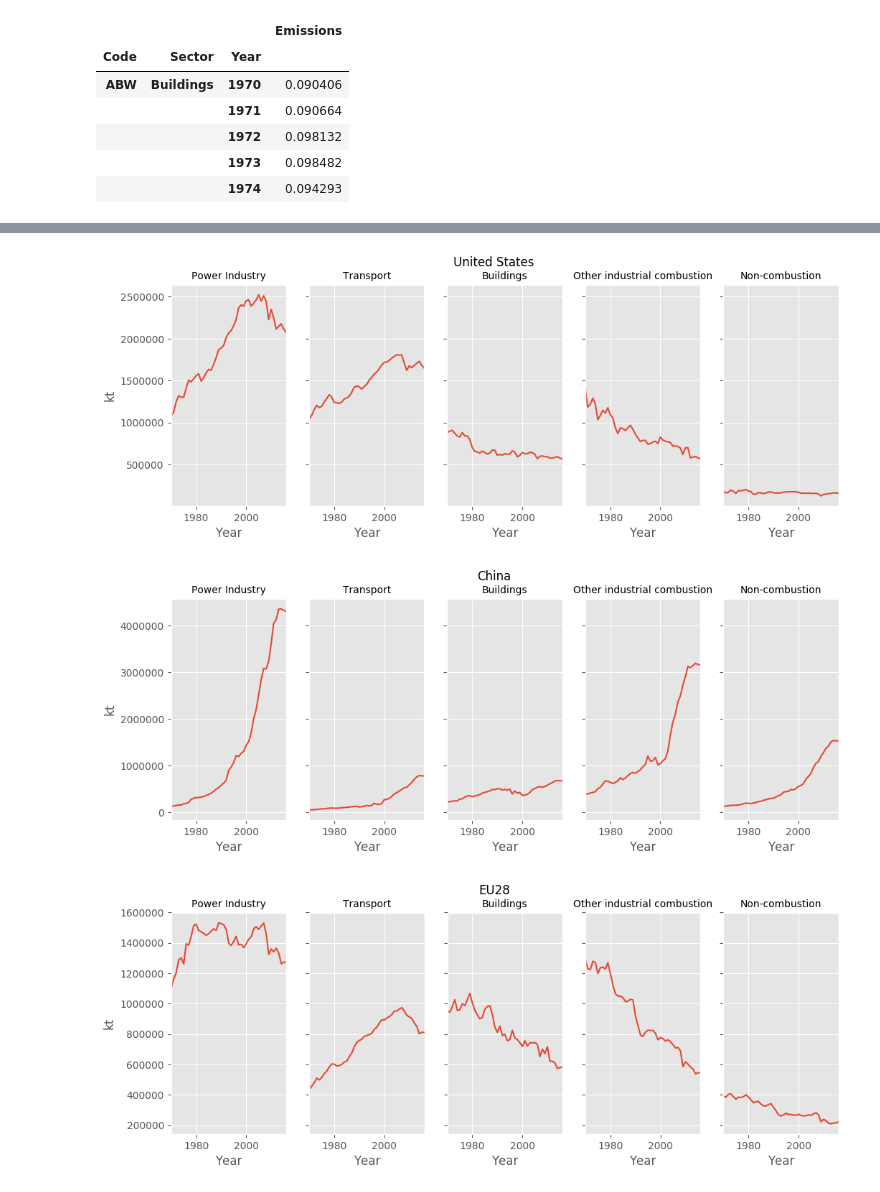
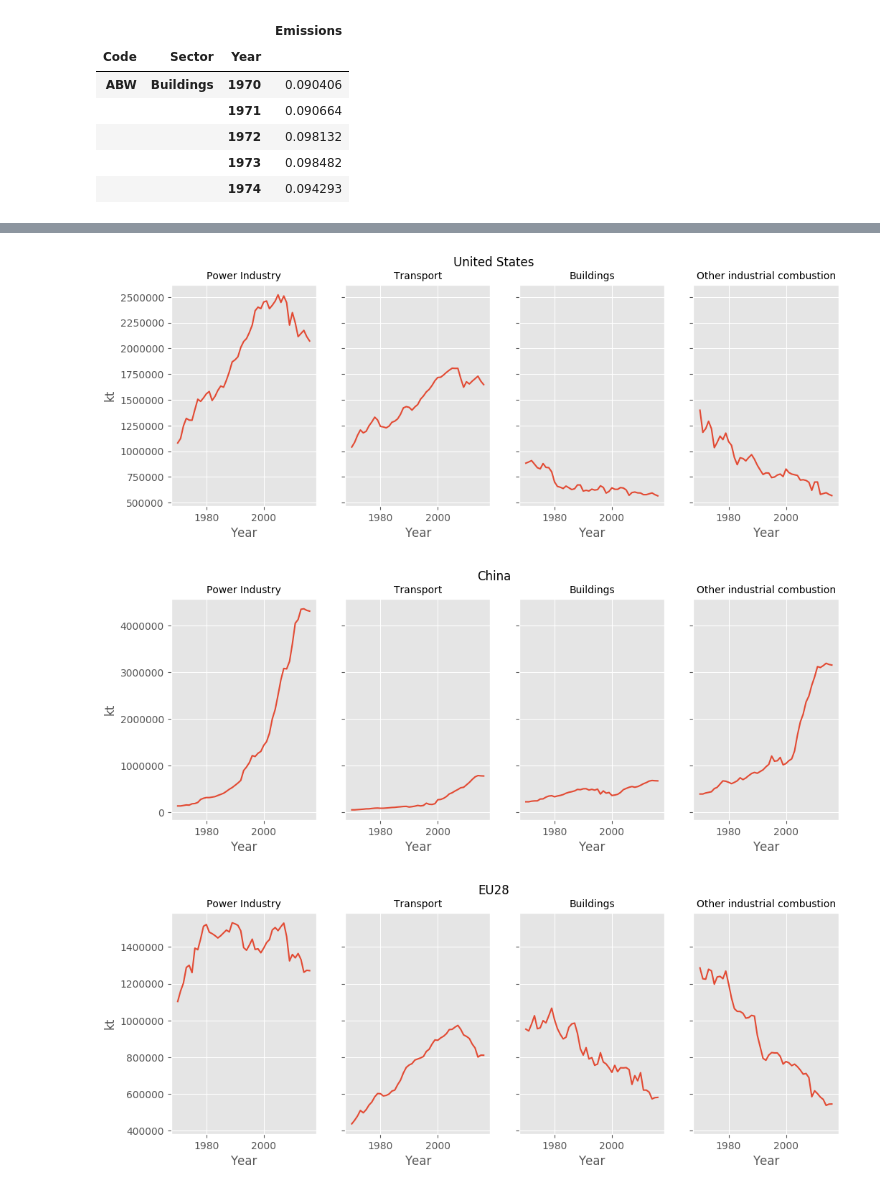
Before and after one commit to openclimatedata/notebooks, a Jupyter notebook: EDGAR CO2 Emissions.ipynb, the cells around one changed output, grey strips where cells are left out. Drawn from its saved outputs; the diff is of its cells as text; code cells hidden in the pictures.

```diff
--- a/EDGAR CO2 Emissions.ipynb
+++ b/EDGAR CO2 Emissions.ipynb
@@ -15,3 +10,5 @@ unit
+# %%
+unit = "kt"
 # %%
 df.head()
 # %% [output]
@@ -37,7 +34,7 @@ df.head()
 for code in ["WORLD", "USA", "CHN", "EU28"]:
     grouped = df.loc[code].reset_index().set_index("Year").groupby("Sector")["Emissions"]
 
-    fig, axes = plt.subplots(nrows=1, ncols=5, figsize=(12,4), sharey=True)
+    fig, axes = plt.subplots(nrows=1, ncols=4, figsize=(12,4), sharey=True)
     try:
         name = to_name(code)
     except KeyError:
@@ -53,3 +50,3 @@ for code in ["WORLD", "USA", "CHN", "EU28"]:
-[figure, old version]
+[figure, new version]
-[figure, old version]
+[figure, new version]
-[figure, old version]
+[figure, new version]
```
Also changed, not shown: parts of 3 cells of this notebook.
